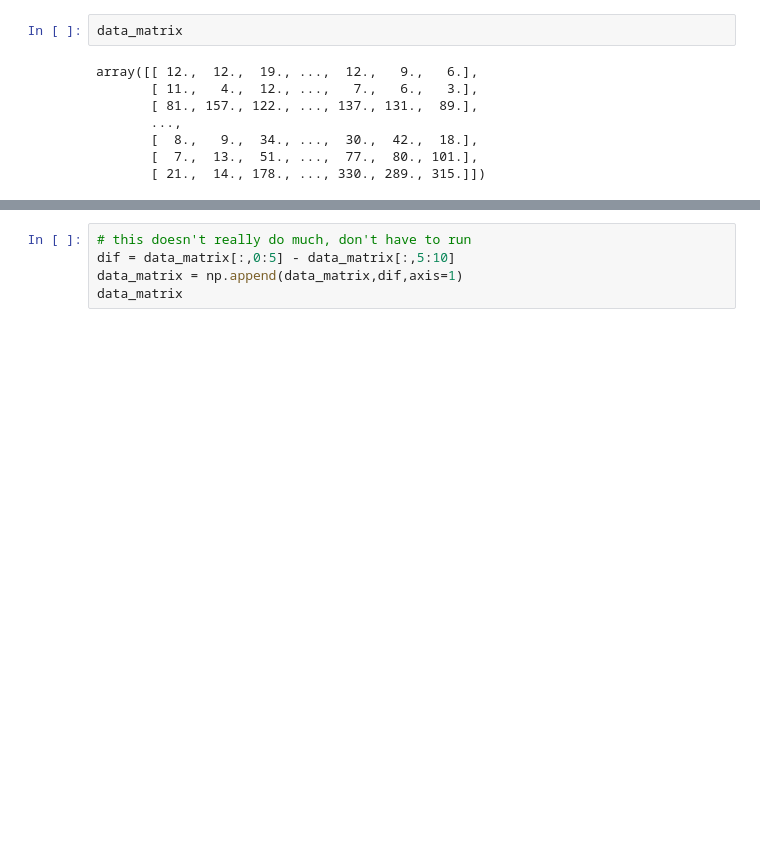
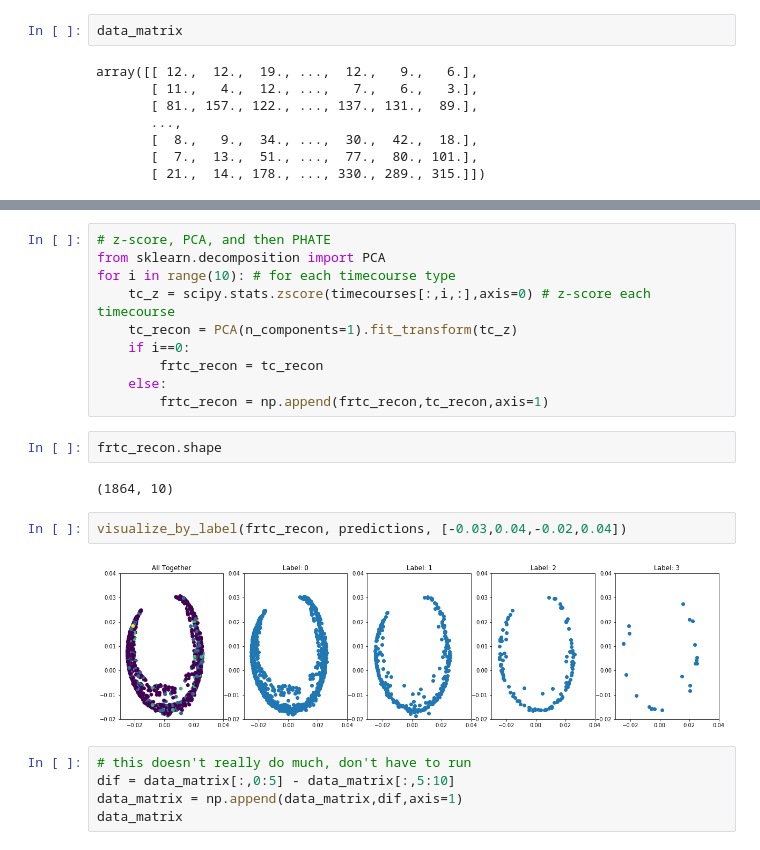
Before and after one commit to anniegao2007/neuron-clustering, a Jupyter notebook: code.ipynb, the cells around one changed output, grey strips where cells are left out. Cells and saved outputs as stored; diff of their text form; blank space fills up the shorter version.

```diff
--- a/code.ipynb
+++ b/code.ipynb
@@ -192,3 +198,21 @@ plt.show()
+# %%
+# z-score, PCA, and then PHATE
+from sklearn.decomposition import PCA
+for i in range(10): # for each timecourse type
+    tc_z = scipy.stats.zscore(timecourses[:,i,:],axis=0) # z-score each timecourse
+    tc_recon = PCA(n_components=1).fit_transform(tc_z)
+    if i==0:
+        frtc_recon = tc_recon
+    else:
+        frtc_recon = np.append(frtc_recon,tc_recon,axis=1)
+# %%
+frtc_recon.shape
+# %% [output]
+(1864, 10)
+# %%
+visualize_by_label(frtc_recon, predictions, [-0.03,0.04,-0.02,0.04])
+# %% [output]
+[figure, added]
 # %%
 # this doesn't really do much, don't have to run
 dif = data_matrix[:,0:5] - data_matrix[:,5:10]
```
Also changed, not shown: parts of 8 cells of this notebook.
